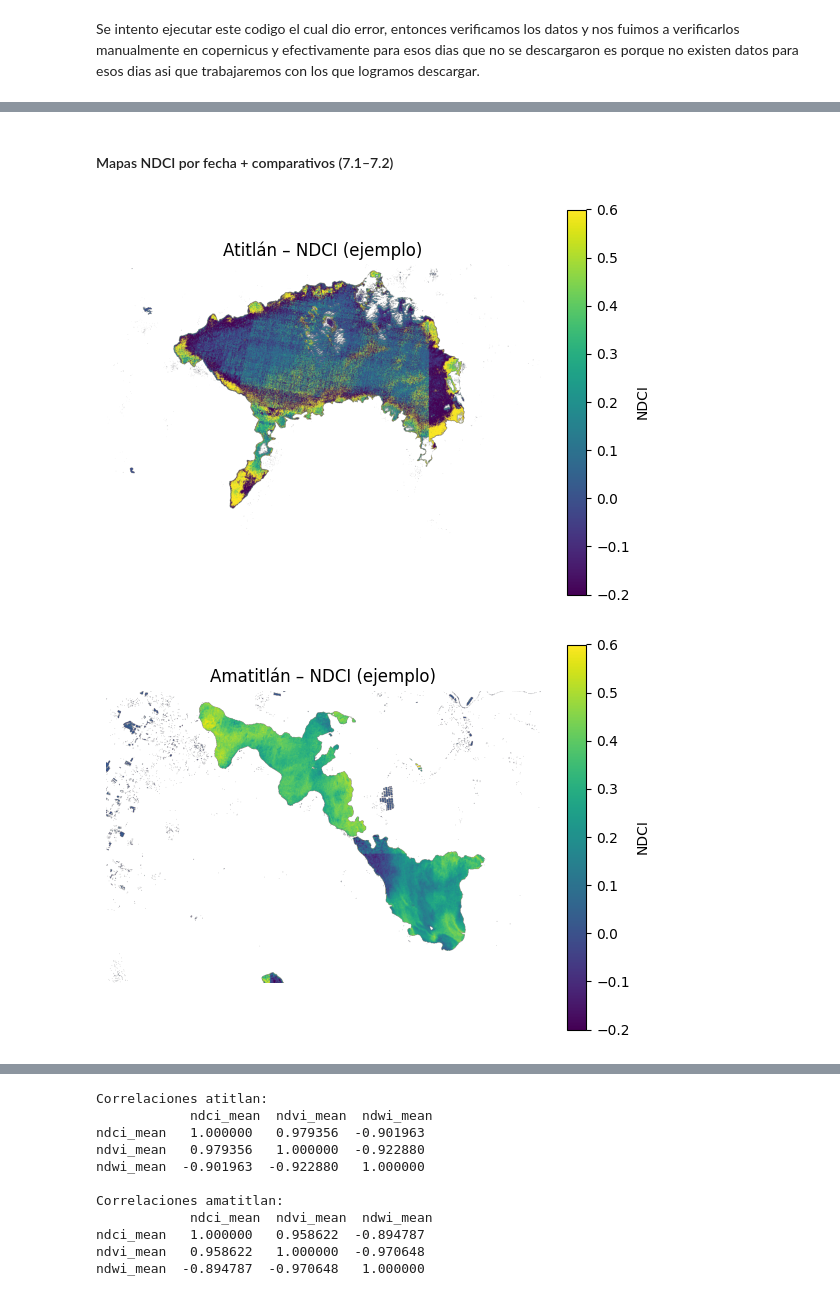
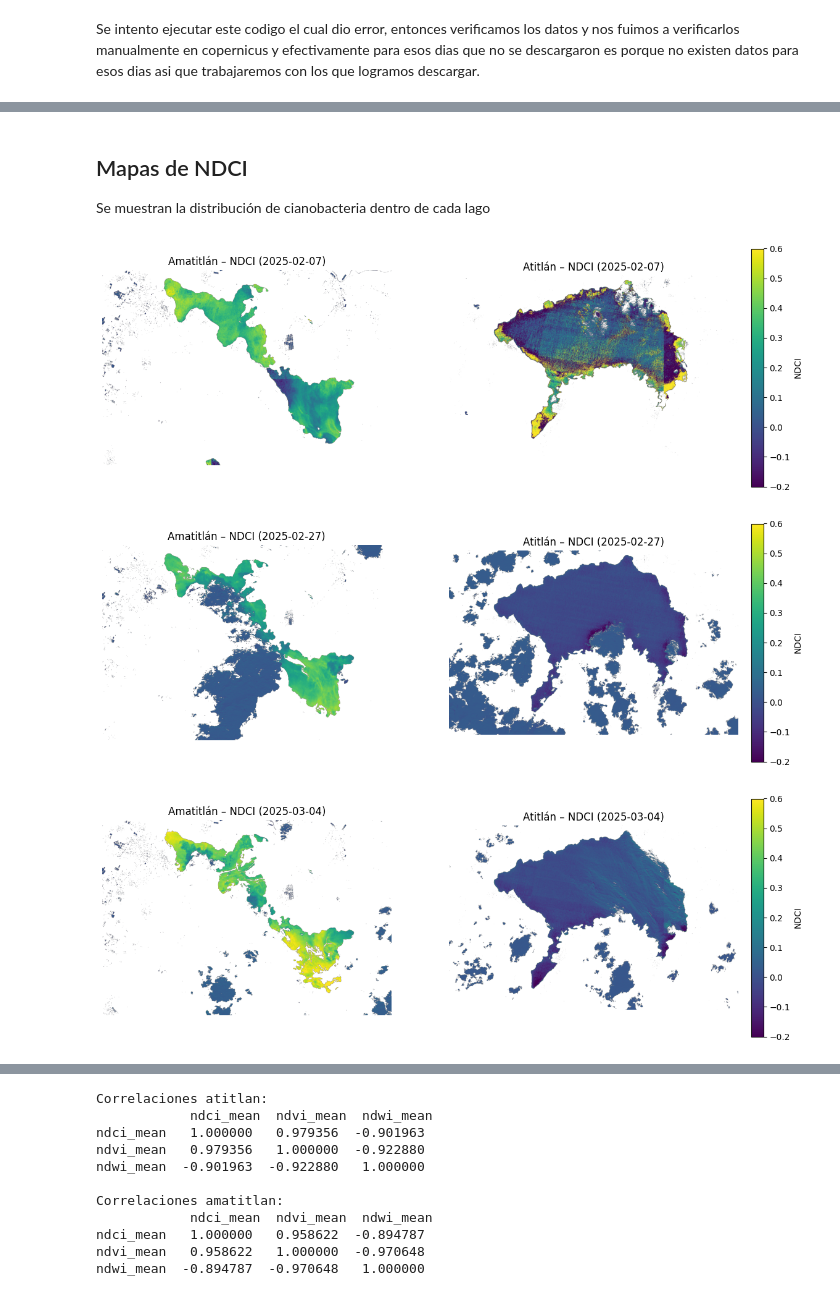
Before and after one commit to DiegoLinares11/Lab-4-Analisis-Geoespacial, a Jupyter notebook: geoespacial.ipynb, the cells around one changed output, grey strips where cells are left out. Drawn from its saved outputs; the diff is of its cells as text; code cells hidden in the pictures.

Commit message:
Fix: improved maps dispaly and add description to some charts

```diff
--- a/geoespacial.ipynb
+++ b/geoespacial.ipynb
@@ -231,32 +229,58 @@ Amatitlán: media −0.356 (más negativo).
 
 Lectura: NDWI medio más negativo en Amatitlán sugiere mayor fracción de suelo/urbano/orillas en el AOI (o agua “menos abierta” de forma agregada). Esto cuadra con que la caja/borde urbano del lago “contamina” la media si no enmascaras el espejo de agua.
 # %% [markdown]
-#### Mapas NDCI por fecha + comparativos (7.1–7.2)
+## Mapas de NDCI
+
+Se muestran la distribución de cianobacteria dentro de cada lago
 # %%
 import glob, re
 
-def list_tifs(lake):
+def list_tifs_dict(lake):
+    """Devuelve un diccionario {fecha: ruta_tif} para un lago"""
     files = sorted(glob.glob(f"data/{lake}_*.tif"))
-    rows=[]
+    d = {}
     for f in files:
         m = re.search(rf"{lake}_(\d{{4}}-\d{{2}}-\d{{2}})\.tif$", f)
-        if m: rows.append((m.group(1), f))
-    return rows
+        if m:
+            d[m.group(1)] = f
+    return d
 
-def show_ndci_map(path, title="NDCI"):
+def compute_ndci(path):
     arr, _ = read_bands(path)
     ndvi, ndwi, ndci = compute_indices(arr)
-    ndci = np.where(ndwi>0, ndci, np.nan)   # opcional: solo agua
-    plt.figure(figsize=(7,5))
-    plt.imshow(ndci, cmap="viridis", vmin=-0.2, vmax=0.6)
-    plt.title(title); plt.colorbar(label="NDCI"); plt.axis('off'); plt.show()
+    ndci = np.where(ndwi > 0, ndci, np.nan)  # opcional: solo agua
+    return ndci
 
-# Ejemplos aca se pueden cambiar por cualquier fecha de los tifs descargados:
-ej_atitlan   = list_tifs("atitlan")[0][1]
-ej_amatitlan = list_tifs("amatitlan")[0][1]
-show_ndci_map(ej_atitlan,   "Atitlán – NDCI (ejemplo)")
-show_ndci_map(ej_amatitlan, "Amatitlán – NDCI (ejemplo)")
+def show_ndci_side_by_side(path1, title1, path2, title2):
+    ndci1 = compute_ndci(path1)
+    ndci2 = compute_ndci(path2)
+
+    fig, axes = plt.subplots(1, 2, figsize=(14, 5))
+    im1 = axes[0].imshow(ndci1, cmap="viridis", vmin=-0.2, vmax=0.6)
+    axes[0].set_title(title1)
+    axes[0].axis('off')
+
+    im2 = axes[1].imshow(ndci2, cmap="viridis", vmin=-0.2, vmax=0.6)
+    axes[1].set_title(title2)
+    axes[1].axis('off')
+
+    cbar = fig.colorbar(im1, ax=axes, orientation='vertical', fraction=0.03, pad=0.02)
+    cbar.set_label("NDCI")
+
+    plt.show()
+
+tifs_atitlan = list_tifs_dict("atitlan")
+tifs_amatitlan = list_tifs_dict("amatitlan")
+
+fechas_comunes = sorted(set(tifs_atitlan.keys()) & set(tifs_amatitlan.keys()))
+
+for fecha in fechas_comunes[:3]:  # ejemplo con las primeras 3 fechas
+    show_ndci_side_by_side(
+        tifs_amatitlan[fecha], f"Amatitlán – NDCI ({fecha})",
+        tifs_atitlan[fecha],   f"Atitlán – NDCI ({fecha})"
+    )
 # %% [output]
-[figure, old version]
+[figure, new version]
-[figure, old version]
+[figure, new version]
+[figure, added]
 # %% [markdown]
```
Also changed, not shown: parts of 16 cells of this notebook, 1 other file.
